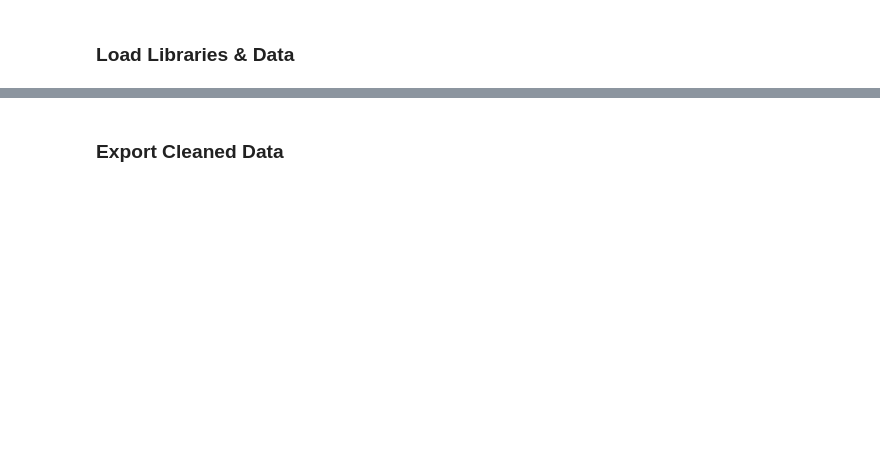
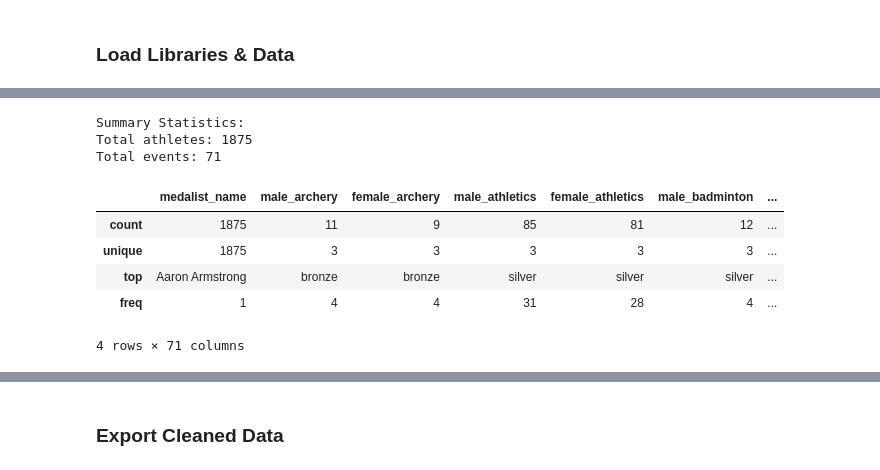
Before and after one commit to annamccartan3/McCartan-Data-Science-Portfolio, a Jupyter notebook: TidyData-Project/TidyData.ipynb, the cells around one changed output, grey strips where cells are left out. Cells and saved outputs as stored; diff of their text form; code cells hidden in the pictures; blank space fills up the shorter version.

```diff
--- a/TidyData-Project/TidyData.ipynb
+++ b/TidyData-Project/TidyData.ipynb
@@ -29,0 +28,19 @@ raw_data = pd.read_csv('data/olympics08.csv')
+# %%
+print(f"Summary Statistics:")
+
+# check total number of athletes/events
+print(f"Total athletes: {len(olympic_df)}")
+print(f"Total events: {len(olympic_df.columns)}")
+
+# view summary statistics
+olympic_df.describe()
+# %% [output]
+Summary Statistics:
+Total athletes: 1875
+Total events: 71
+|  | medalist_name | male_archery | female_archery | male_athletics | female_athletics | male_badminton | ... |
+| count | 1875 | 11 | 9 | 85 | 81 | 12 | ... |
+| unique | 1875 | 3 | 3 | 3 | 3 | 3 | ... |
+| top | Aaron Armstrong | bronze | bronze | silver | silver | silver | ... |
+| freq | 1 | 4 | 4 | 31 | 28 | 4 | ... |
+4 rows × 71 columns
```
Also changed, not shown: parts of 16 cells of this notebook, 3 other files.
